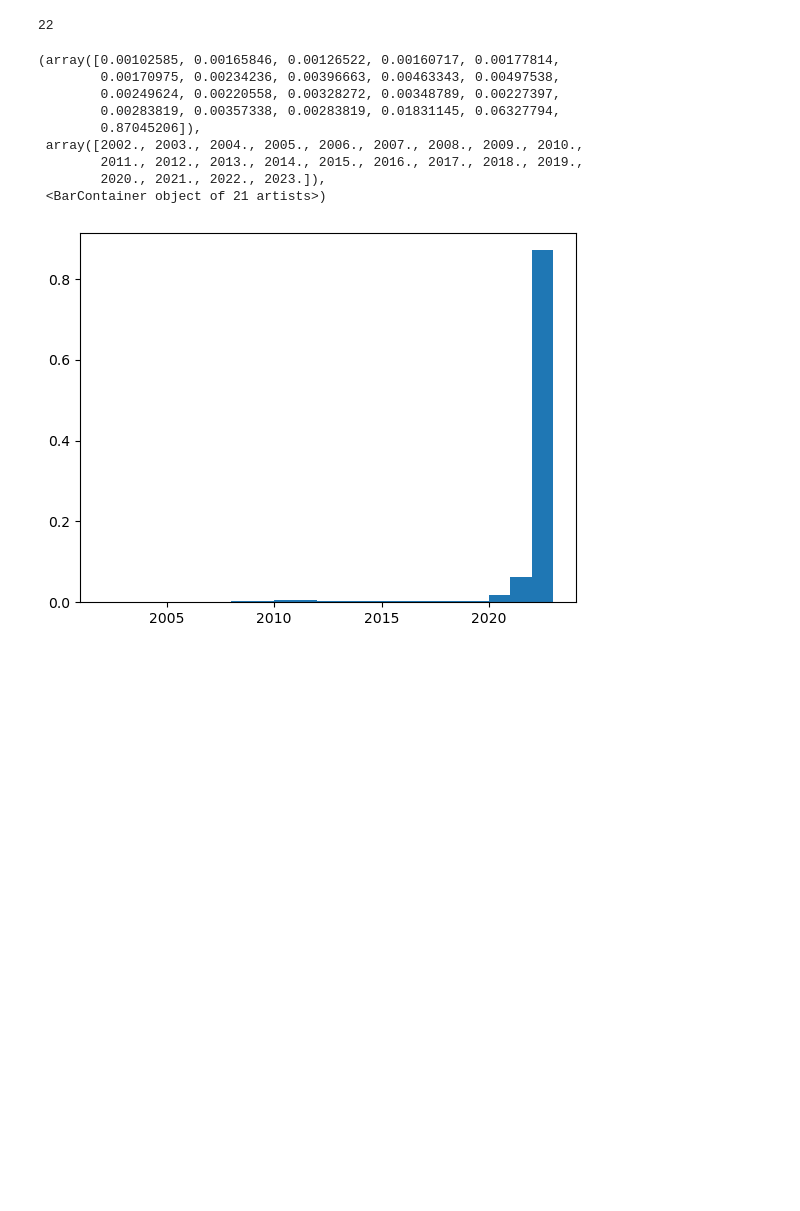
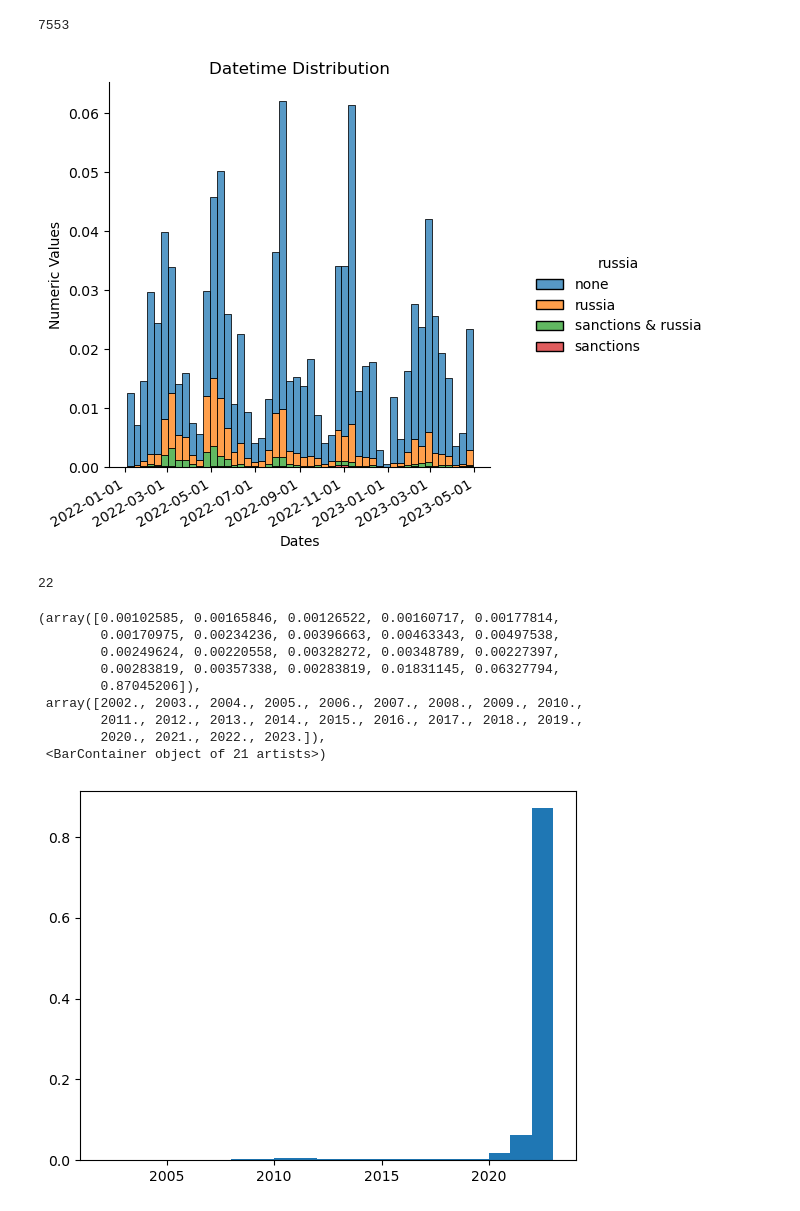
Before and after one commit to falseAzure/infineac, a Jupyter notebook: notebooks/overview.ipynb, the cells around one changed output. Cells and saved outputs as stored; diff of their text form; code cells hidden in the pictures; blank space fills up the shorter version.

```diff
--- a/notebooks/overview.ipynb
+++ b/notebooks/overview.ipynb
@@ -85,5 +39,41 @@ events_new = [event for event in events if "date" in event.keys() and event['act
+# %%
+def get_russia(string):
+    if "russia" in string.lower():
+        if "sanctions" in string.lower():
+            return "sanctions & russia"
+        else: return "russia"
+    if "sanctions" in string.lower():
+        return "sanctions"
+    else: return 'none'
+# %%
+russia = [get_russia(event['body_orig']) for event in events_filt]
+# %%
+russia.count('russia')
+# %% [output]
+7553
 # %%
-dates = [event['date'].year for event in events if "date" in event.keys()]
+dates = [event['date'] for event in events_filt if "date" in event.keys()]
+numeric_values = mdates.date2num(dates)
+# %%
+df = pd.DataFrame({'date': dates, 'dates_num' : numeric_values, 'russia': russia})
+# %%
+# plt.hist(numeric_values, bins=50)
+# sns.histplot(numeric_values, bins=50)
+sns.displot(df, x="dates_num", hue="russia", bins=50, stat="probability", common_norm=True, multiple="stack")
+# plt.plot_date(dates, numeric_values, '-o')  # '-o' adds markers on the data points
+plt.xlabel('Dates')
+plt.ylabel('Numeric Values')
+plt.title('Datetime Distribution')
+
+# Add x-axis ticks and labels
+plt.gca().xaxis.set_major_locator(mdates.AutoDateLocator())
+plt.gca().xaxis.set_major_formatter(mdates.DateFormatter('%Y-%m-%d'))  # Customize date format as needed
+
+plt.gcf().autofmt_xdate()  # Adjusts the date labels rotation for better visibility
+
+plt.show()
+# %% [output]
+[figure, added]
 # %%
 len(set(dates))
 # %% [output]
```
Also changed, not shown: parts of 8 cells of this notebook.
